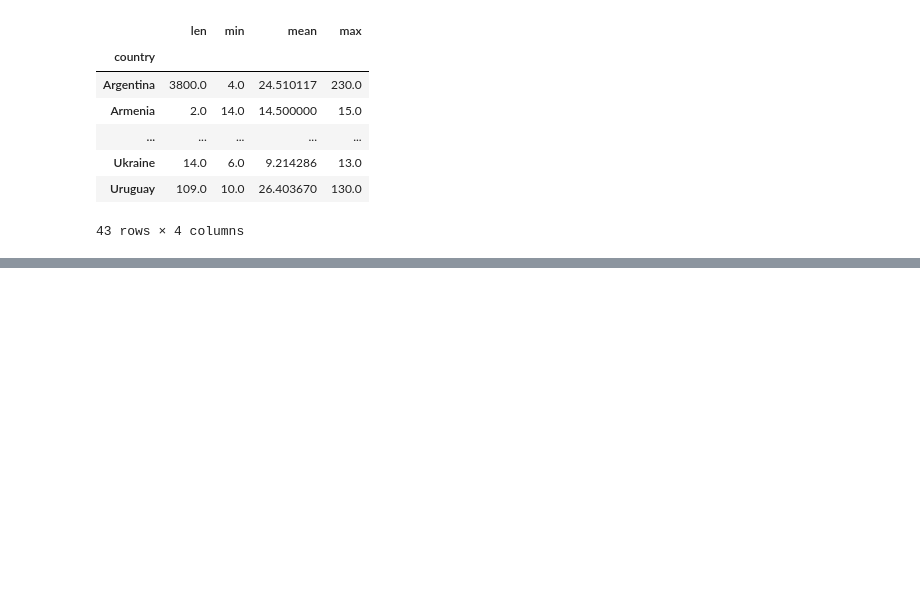
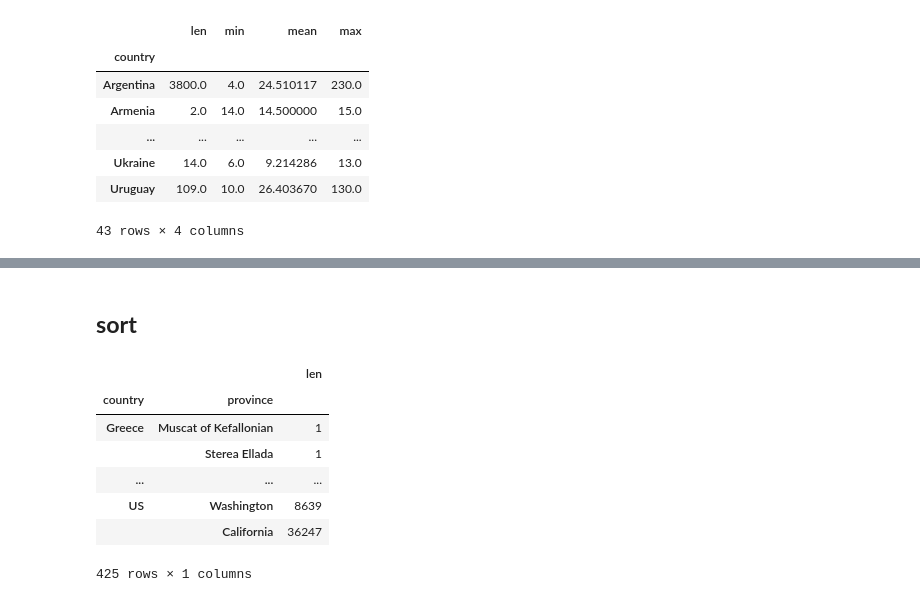
Before and after one commit to dddiiirrr3/ml, a Jupyter notebook: pandas/pandas.ipynb, the cells around one changed output, grey strips where cells are left out. Cells and saved outputs as stored; diff of their text form; code cells hidden in the pictures; blank space fills up the shorter version.

Commit message:
sort

```diff
--- a/pandas/pandas.ipynb
+++ b/pandas/pandas.ipynb
@@ -421,0 +434,14 @@ reviews.groupby(['country']).price.agg([len, min, np.mean, max])
+# %% [markdown]
+## **sort**
+# %%
+# sort country-province by len
+reviews.groupby(['country', 'province']).title.agg([len]).sort_values(by='len')
+# %% [output]
+|  |  | len |
+| country | province |  |
+| Greece | Muscat of Kefallonian | 1 |
+|  | Sterea Ellada | 1 |
+| ... | ... | ... |
+| US | Washington | 8639 |
+|  | California | 36247 |
+425 rows × 1 columns
```
Also changed, not shown: parts of 1 cell of this notebook.
